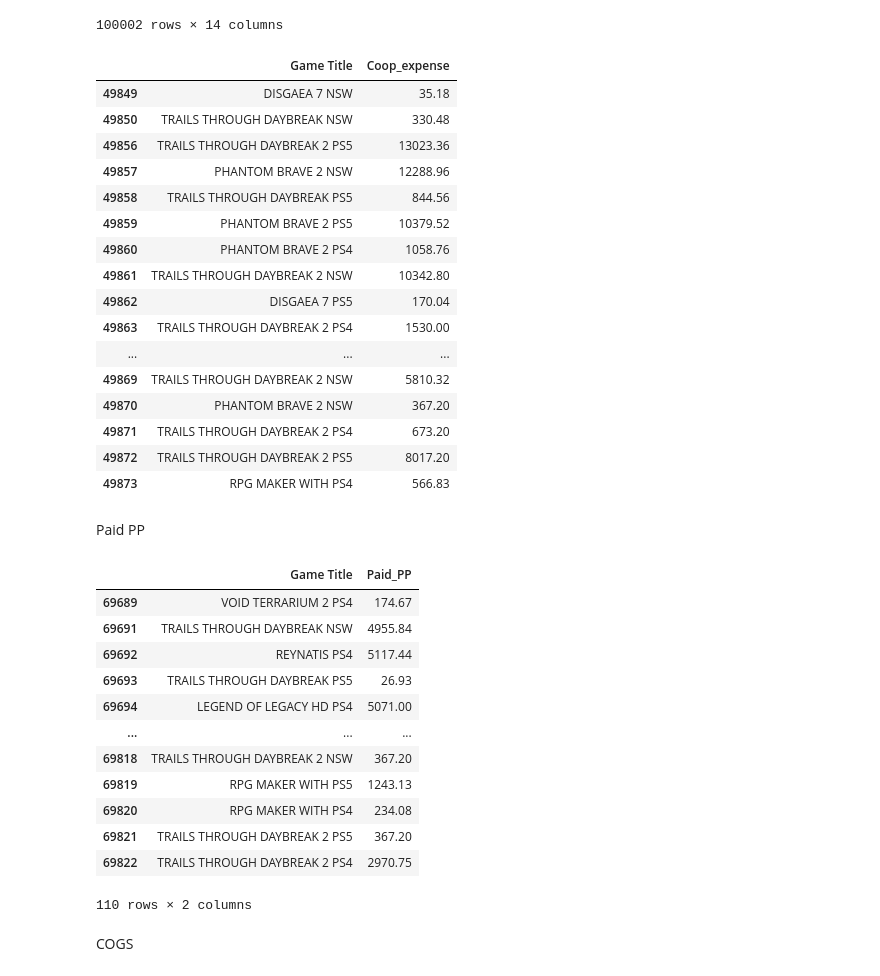
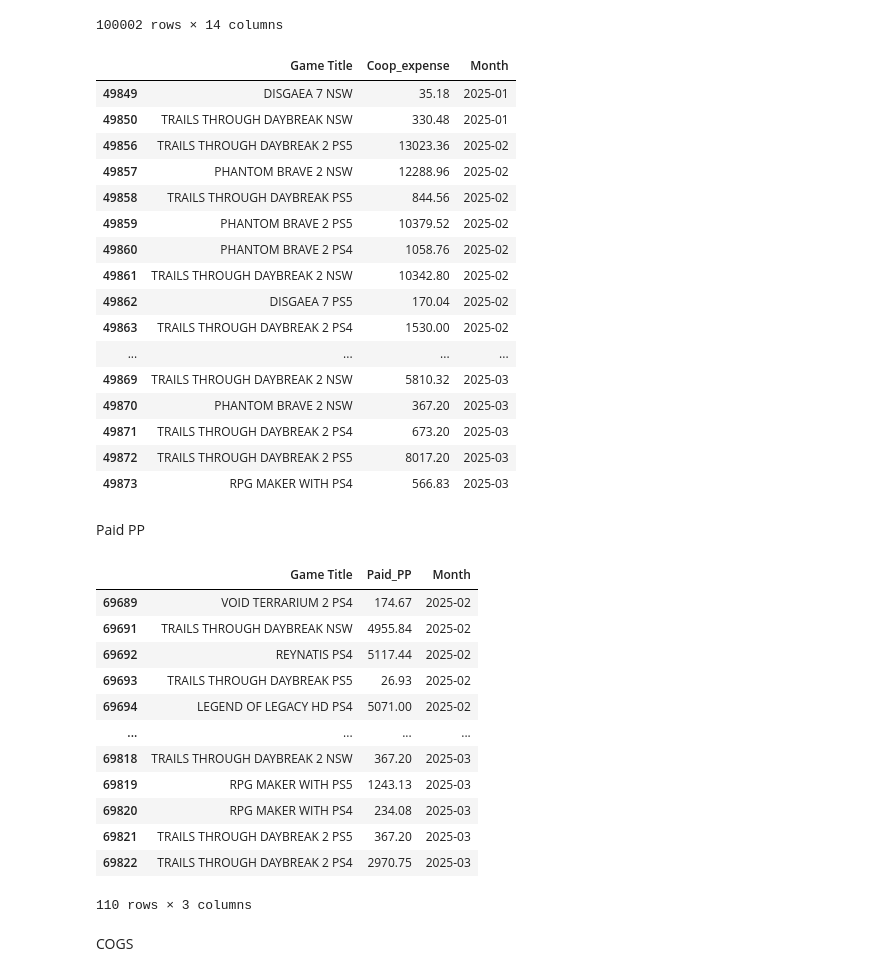
Before and after one commit to dentsusoken-usa/NIS-America-BI-Report, a Jupyter notebook: Data Process.ipynb, the cells around one changed output. Cells and saved outputs as stored; diff of their text form; code cells hidden in the pictures.

Commit message:
1. Added month 2. Used all Royalty data

```diff
--- a/Data Process.ipynb
+++ b/Data Process.ipynb
@@ -72,51 +72,54 @@ title_process(custom_df)
 100002 rows × 14 columns
 # %%
 coop_df = custom_df[custom_df["Item"] == "CO-OP AD Expense"]
-coop_df = coop_df[['Game Title', 'Debit', 'Credit']]
+coop_df = coop_df[['Game Title', 'Debit', 'Credit', 'Date']]
 coop_df["Coop_expense"] = coop_df["Debit"].fillna(0) + coop_df["Credit"].fillna(0)
-coop_df = coop_df[['Game Title', 'Coop_expense']]
+coop_df['Month'] = coop_df['Date'].dt.strftime('%Y-%m')
+coop_df = coop_df[['Game Title', 'Coop_expense', 'Month']]
+
 
 coop_df
 # %% [output]
-|  | Game Title | Coop_expense |
-| 49849 | DISGAEA 7 NSW | 35.18 |
-| 49850 | TRAILS THROUGH DAYBREAK NSW | 330.48 |
-| 49856 | TRAILS THROUGH DAYBREAK 2 PS5 | 13023.36 |
-| 49857 | PHANTOM BRAVE 2 NSW | 12288.96 |
-| 49858 | TRAILS THROUGH DAYBREAK PS5 | 844.56 |
-| 49859 | PHANTOM BRAVE 2 PS5 | 10379.52 |
-| 49860 | PHANTOM BRAVE 2 PS4 | 1058.76 |
-| 49861 | TRAILS THROUGH DAYBREAK 2 NSW | 10342.80 |
-| 49862 | DISGAEA 7 PS5 | 170.04 |
-| 49863 | TRAILS THROUGH DAYBREAK 2 PS4 | 1530.00 |
-| ... | ... | ... |
-| 49869 | TRAILS THROUGH DAYBREAK 2 NSW | 5810.32 |
-| 49870 | PHANTOM BRAVE 2 NSW | 367.20 |
-| 49871 | TRAILS THROUGH DAYBREAK 2 PS4 | 673.20 |
-| 49872 | TRAILS THROUGH DAYBREAK 2 PS5 | 8017.20 |
-| 49873 | RPG MAKER WITH PS4 | 566.83 |
+|  | Game Title | Coop_expense | Month |
+| 49849 | DISGAEA 7 NSW | 35.18 | 2025-01 |
+| 49850 | TRAILS THROUGH DAYBREAK NSW | 330.48 | 2025-01 |
+| 49856 | TRAILS THROUGH DAYBREAK 2 PS5 | 13023.36 | 2025-02 |
+| 49857 | PHANTOM BRAVE 2 NSW | 12288.96 | 2025-02 |
+| 49858 | TRAILS THROUGH DAYBREAK PS5 | 844.56 | 2025-02 |
+| 49859 | PHANTOM BRAVE 2 PS5 | 10379.52 | 2025-02 |
+| 49860 | PHANTOM BRAVE 2 PS4 | 1058.76 | 2025-02 |
+| 49861 | TRAILS THROUGH DAYBREAK 2 NSW | 10342.80 | 2025-02 |
+| 49862 | DISGAEA 7 PS5 | 170.04 | 2025-02 |
+| 49863 | TRAILS THROUGH DAYBREAK 2 PS4 | 1530.00 | 2025-02 |
+| ... | ... | ... | ... |
+| 49869 | TRAILS THROUGH DAYBREAK 2 NSW | 5810.32 | 2025-03 |
+| 49870 | PHANTOM BRAVE 2 NSW | 367.20 | 2025-03 |
+| 49871 | TRAILS THROUGH DAYBREAK 2 PS4 | 673.20 | 2025-03 |
+| 49872 | TRAILS THROUGH DAYBREAK 2 PS5 | 8017.20 | 2025-03 |
+| 49873 | RPG MAKER WITH PS4 | 566.83 | 2025-03 |
 # %% [markdown]
 Paid PP
 # %%
 pp_df = custom_df[custom_df["Item"].notna() & custom_df["Item"].str.startswith("Mark Down-")]
-pp_df = pp_df[['Game Title', 'Debit', 'Credit']]
+pp_df = pp_df[['Game Title', 'Debit', 'Credit', 'Date']]
 pp_df["Paid_PP"] = pp_df["Debit"].fillna(0) + pp_df["Credit"].fillna(0)
-pp_df = pp_df[['Game Title', 'Paid_PP']]
+pp_df['Month'] = pp_df['Date'].dt.strftime('%Y-%m')
+pp_df = pp_df[['Game Title', 'Paid_PP', 'Month']]
 pp_df
 # %% [output]
-|  | Game Title | Paid_PP |
-| 69689 | VOID TERRARIUM 2 PS4 | 174.67 |
-| 69691 | TRAILS THROUGH DAYBREAK NSW | 4955.84 |
-| 69692 | REYNATIS PS4 | 5117.44 |
-| 69693 | TRAILS THROUGH DAYBREAK PS5 | 26.93 |
-| 69694 | LEGEND OF LEGACY HD PS4 | 5071.00 |
-| ... | ... | ... |
-| 69818 | TRAILS THROUGH DAYBREAK 2 NSW | 367.20 |
-| 69819 | RPG MAKER WITH PS5 | 1243.13 |
-| 69820 | RPG MAKER WITH PS4 | 234.08 |
-| 69821 | TRAILS THROUGH DAYBREAK 2 PS5 | 367.20 |
-| 69822 | TRAILS THROUGH DAYBREAK 2 PS4 | 2970.75 |
+|  | Game Title | Paid_PP | Month |
+| 69689 | VOID TERRARIUM 2 PS4 | 174.67 | 2025-02 |
+| 69691 | TRAILS THROUGH DAYBREAK NSW | 4955.84 | 2025-02 |
+| 69692 | REYNATIS PS4 | 5117.44 | 2025-02 |
+| 69693 | TRAILS THROUGH DAYBREAK PS5 | 26.93 | 2025-02 |
+| 69694 | LEGEND OF LEGACY HD PS4 | 5071.00 | 2025-02 |
+| ... | ... | ... | ... |
+| 69818 | TRAILS THROUGH DAYBREAK 2 NSW | 367.20 | 2025-03 |
+| 69819 | RPG MAKER WITH PS5 | 1243.13 | 2025-03 |
+| 69820 | RPG MAKER WITH PS4 | 234.08 | 2025-03 |
+| 69821 | TRAILS THROUGH DAYBREAK 2 PS5 | 367.20 | 2025-03 |
+| 69822 | TRAILS THROUGH DAYBREAK 2 PS4 | 2970.75 | 2025-03 |
-110 rows × 2 columns
+110 rows × 3 columns
 # %% [markdown]
 COGS
 # %%
```
Also changed, not shown: parts of 4 cells of this notebook, 1 other file.
